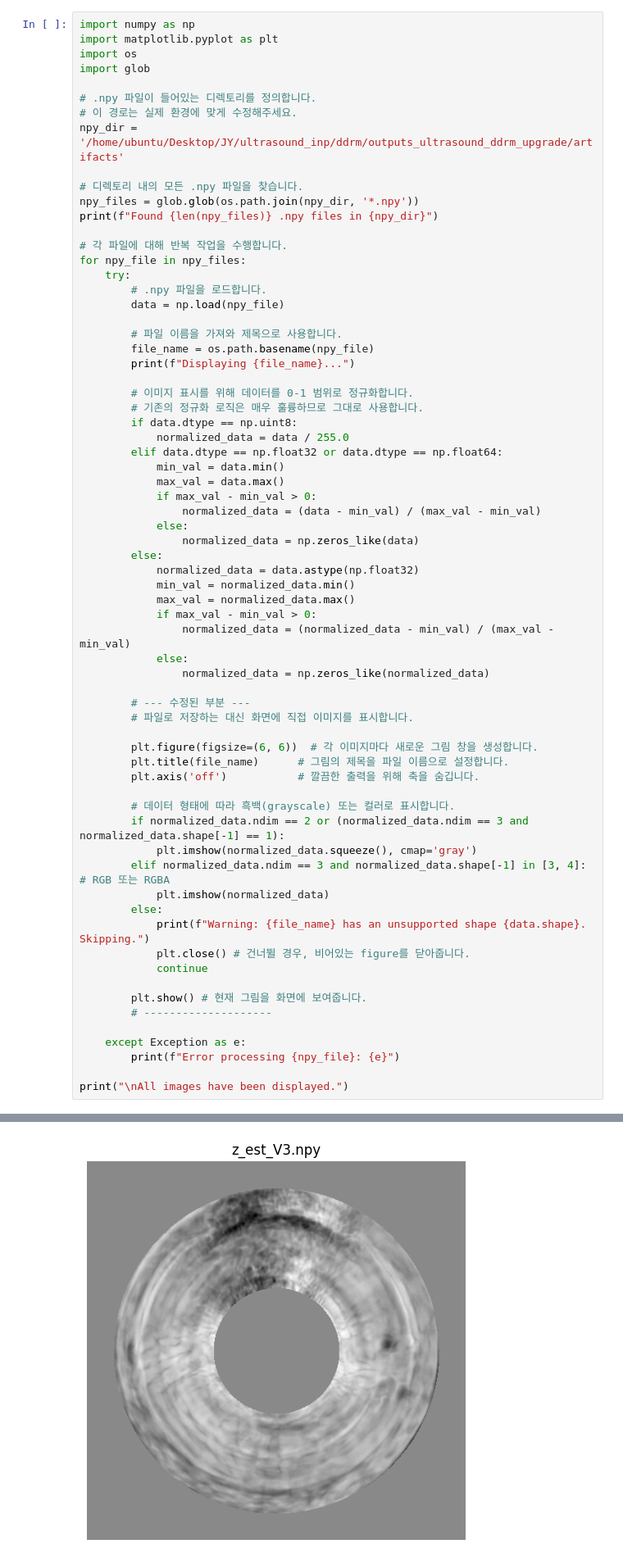
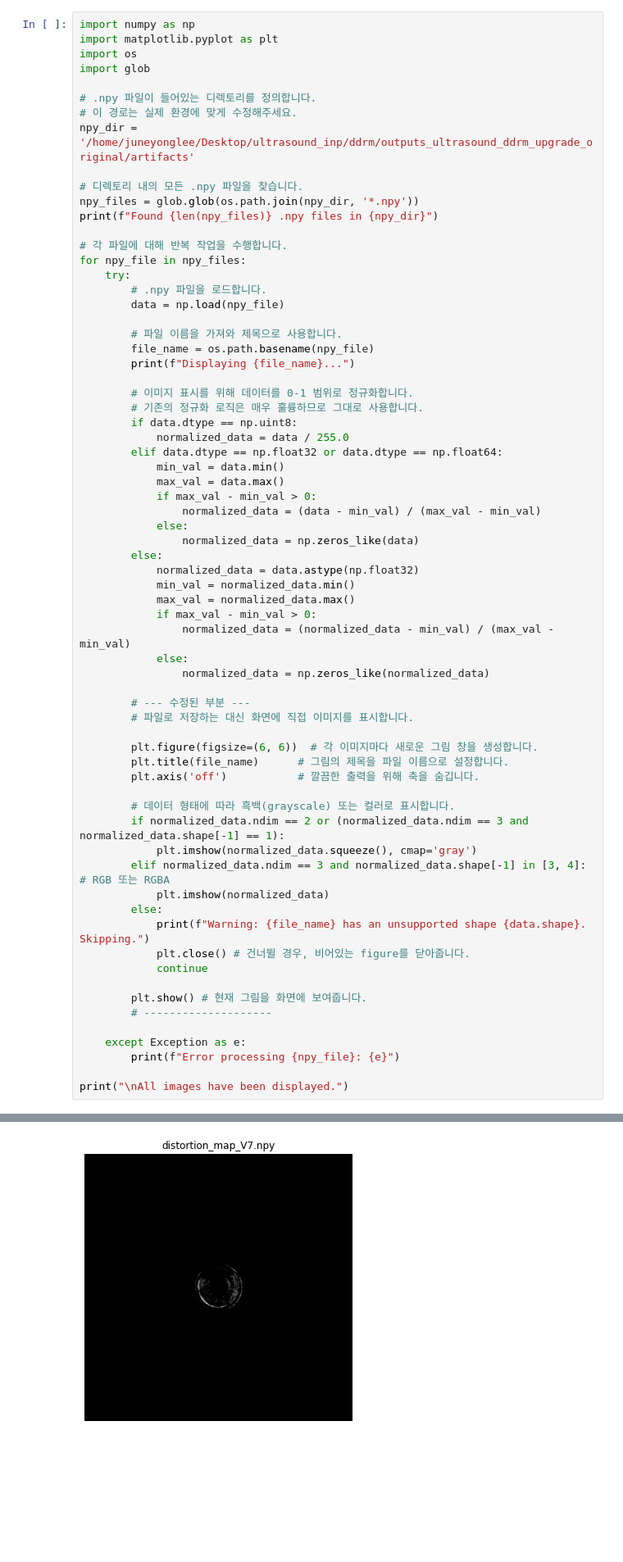
Before and after one commit to yousirong/ddrm, a Jupyter notebook: npy_print.ipynb, the cells around one changed output, grey strips where cells are left out. Shown: that part at 82% size. Saved outputs shown, nothing was run; the diff lists cells and outputs as text; blank space fills up the shorter version.

```diff
--- a/npy_print.ipynb
+++ b/npy_print.ipynb
@@ -6,7 +6,7 @@ import glob
 
 # .npy 파일이 들어있는 디렉토리를 정의합니다.
 # 이 경로는 실제 환경에 맞게 수정해주세요.
-npy_dir = '/home/ubuntu/Desktop/JY/ultrasound_inp/ddrm/outputs_ultrasound_ddrm_upgrade/artifacts'
+npy_dir = '/home/juneyonglee/Desktop/ultrasound_inp/ddrm/outputs_ultrasound_ddrm_upgrade_original/artifacts'
 
 # 디렉토리 내의 모든 .npy 파일을 찾습니다.
 npy_files = glob.glob(os.path.join(npy_dir, '*.npy'))
@@ -72 +72 @@ Displaying z_est_V3.npy...
-[figure, old version]
+[figure, new version]
```
Also changed, not shown: parts of 1 cell of this notebook, 5 other files.
